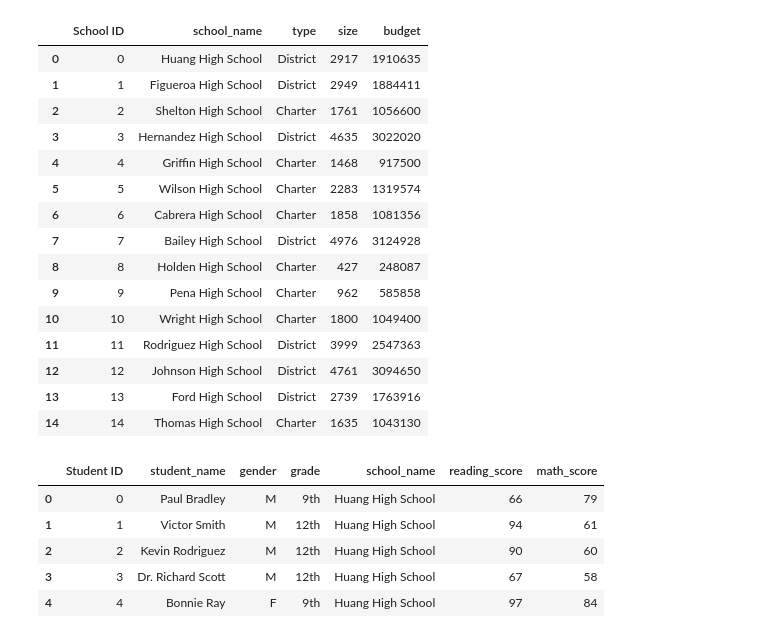
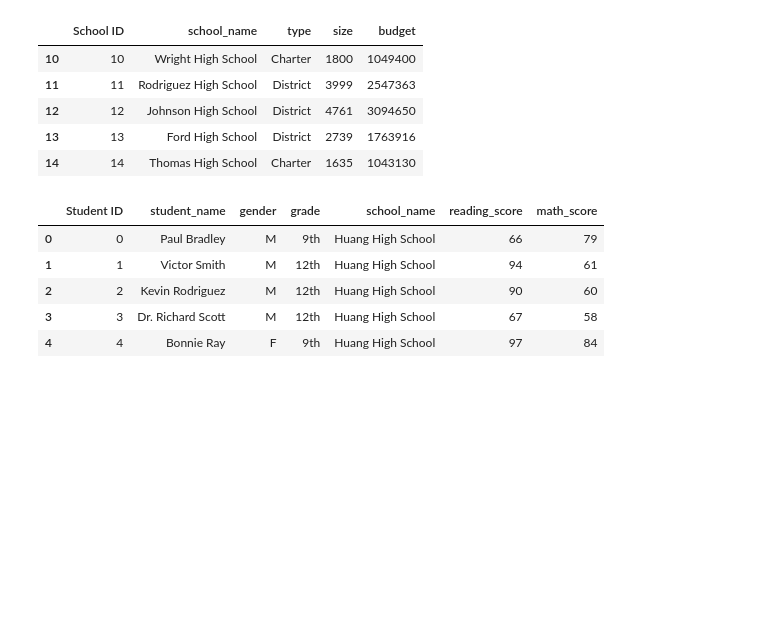
Before and after one commit to JANASIA42/School_District_Analysis, a Jupyter notebook: School_District_Analysis/PyCitySchools.ipynb, the cells around one changed output. Saved outputs shown, nothing was run; the diff lists cells and outputs as text; code cells hidden in the pictures; blank space fills up the shorter version.

Commit message:
Add files via upload
Adding completed school summary.

```diff
--- a/School_District_Analysis/PyCitySchools.ipynb
+++ b/School_District_Analysis/PyCitySchools.ipynb
@@ -7,19 +7,9 @@ student_data_to_load = "Resources/students_complete.csv"
 # %%
 # Read the school data file and store it in a Pandas DataFrame.
 school_data_df = pd.read_csv(school_data_to_load)
-school_data_df
+school_data_df.tail()
 # %% [output]
 |  | School ID | school_name | type | size | budget |
-| 0 | 0 | Huang High School | District | 2917 | 1910635 |
-| 1 | 1 | Figueroa High School | District | 2949 | 1884411 |
-| 2 | 2 | Shelton High School | Charter | 1761 | 1056600 |
-| 3 | 3 | Hernandez High School | District | 4635 | 3022020 |
-| 4 | 4 | Griffin High School | Charter | 1468 | 917500 |
-| 5 | 5 | Wilson High School | Charter | 2283 | 1319574 |
-| 6 | 6 | Cabrera High School | Charter | 1858 | 1081356 |
-| 7 | 7 | Bailey High School | District | 4976 | 3124928 |
-| 8 | 8 | Holden High School | Charter | 427 | 248087 |
-| 9 | 9 | Pena High School | Charter | 962 | 585858 |
 | 10 | 10 | Wright High School | Charter | 1800 | 1049400 |
 | 11 | 11 | Rodriguez High School | District | 3999 | 2547363 |
 | 12 | 12 | Johnson High School | District | 4761 | 3094650 |
```
Also changed, not shown: parts of 52 cells of this notebook, 2 other files.
